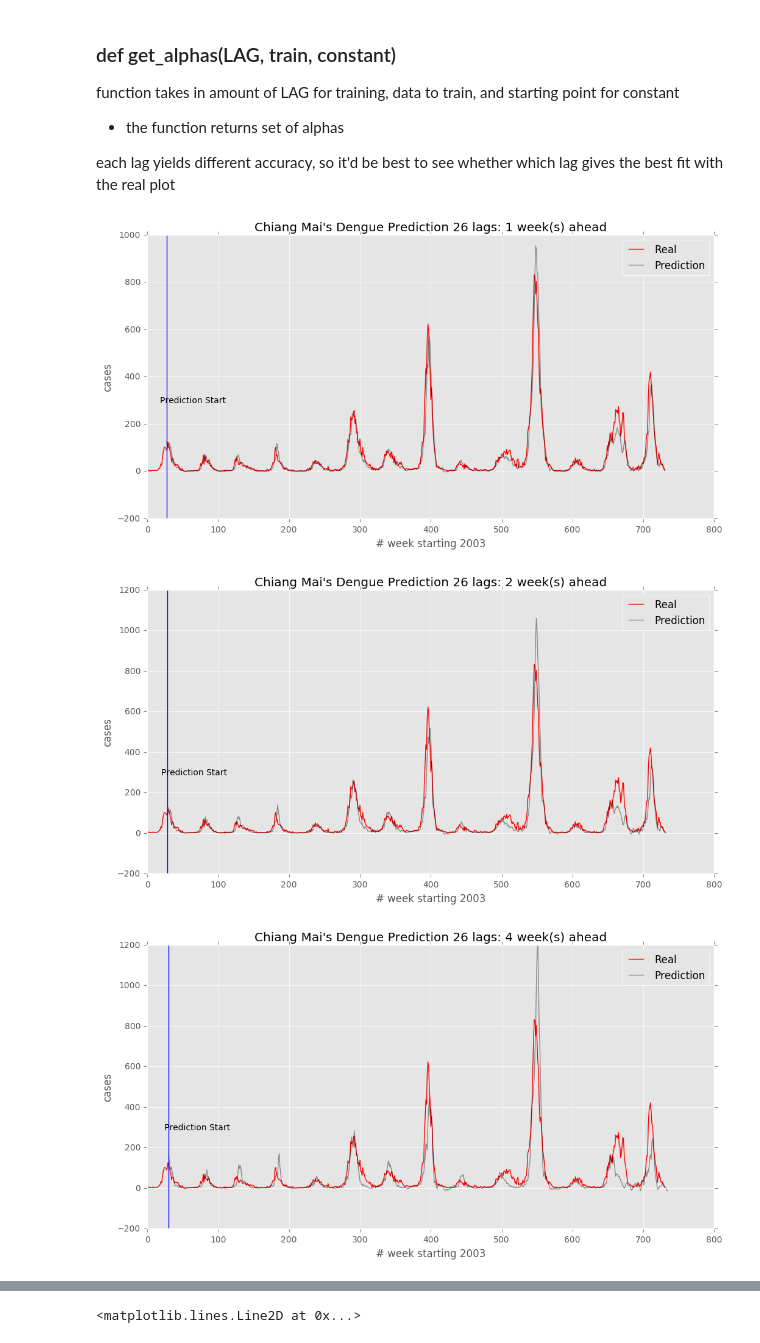
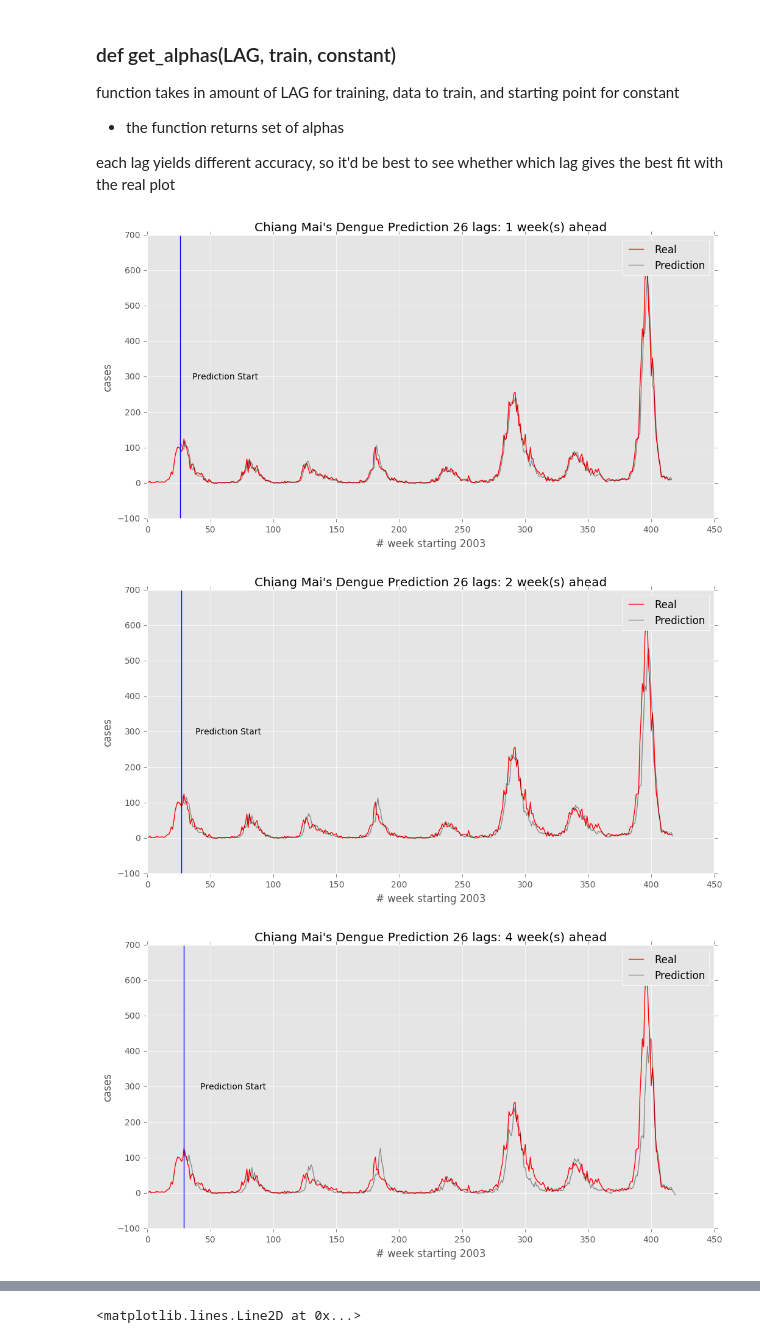
Before and after one commit to johnnycs/dengue-prediction, a Jupyter notebook: Seasonal Unbound Cases Prediction from Prediction.ipynb, the cells around one changed output, grey strips where cells are left out. Drawn from its saved outputs; the diff is of its cells as text; code cells hidden in the pictures.

```diff
--- a/Seasonal Unbound Cases Prediction from Prediction.ipynb
+++ b/Seasonal Unbound Cases Prediction from Prediction.ipynb
@@ -41,7 +41,7 @@ def make_line(start_week,real,predictions,title,x_axis,y_axis,
               real_legend='Real',predict_legend='Prediction'):
     plt.figure(figsize=(12,6))
     plt.plot([i for i in range(len(real))],np.array(real),'-r',label=real_legend)
-    plt.plot([i for i in range(start_week,len(real))],predictions,'-k',label=predict_legend,alpha=0.4)
+    plt.plot([i for i in range(start_week,len(predictions)+start_week)],predictions,'-k',label=predict_legend,alpha=0.4)
     plt.axvline(start_week)
     plt.text((start_week*2)+10,300,'Prediction Start',horizontalalignment='center',verticalalignment='center')
     plt.xlabel(x_axis)
@@ -101,17 +101,17 @@ def get_alphas(LAG,train,constant):
 #             print train[week_no:week_to_predict][0],train[week_no:week_to_predict][-1]
 #             print "len",len(train[week_no:week_to_predict])
             real_case = train[week_no+LAG]
-            predicted_case = guess(w,week_to_predict+1,train[week_no:week_to_predict]) #
+            predicted_case = guess(w,week_to_predict,train[week_no:week_to_predict]) # w, 26 (since we start 0-25)
             sigma_sq = real_case + 1 # assume poisson and avoid division by zero
             ret += ((real_case - predicted_case)**2)/float(sigma_sq)
 #         print ret
         return ret
 
-    seasonality_starters = [0.75,20] # [amplitude,constant,period,phase]
-    arr = np.array([0.]*W_CASE) #  betas
+    seasonality_starters = [0.75,20] # [constant,phase]
+    arr = np.array([0.]*W_CASE) #  27 betas
 #     arr = np.array(pd.read_csv('starter_ws.csv')['starter_ws'][:-1])
-    arr = np.append(arr,seasonality_starters) # 31 betas
-    arr = np.append(arr,constant) # 32 betas
+    arr = np.append(arr,seasonality_starters) # 29 betas
+    arr = np.append(arr,constant) # 30 betas
     w = minimize(cost,arr)
     return w
 
@@ -125,41 +143,37 @@ function takes in amount of LAG for training, data to train, and starting point
 
 each lag yields different accuracy, so it'd be best to see whether which lag gives the best fit with the real plot
 # %%
-# cm_26 = get_alphas(26,cm_dengues_train,-9.26e-01)
-cm_52 = get_alphas(52,cm_dengues_train,-9.26e-01)
-cm_78 = get_alphas(78,cm_dengues_train,-9.26e-01)
+cm_26 = get_alphas(26,cm_dengues_train,-9.26e-01)
+# cm_52 = get_alphas(52,cm_dengues_train,-9.26e-01)
+# cm_78 = get_alphas(78,cm_dengues_train,-9.26e-01)
 # cr_26 = get_alphas(26,cr_dengues_train,100)
 # %%
 def plot_prediction(LAG,real,ws,province,nweek_to_predict=[1,2,4,8,12,52]):
 
-    NWEEKS = LAG
     def n_week_ahead(array_x,weeks_ahead,week_no):
 
         theta = 0
         arr = np.array(array_x)
         for i in range(weeks_ahead):
-            week_to_predict = week_no + NWEEKS + i # starting
+            week_to_predict = week_no + LAG + i # starting
 #             print week_to_predict
             theta = guess(ws,week_to_predict,arr)
             arr = np.append(arr[1:],theta)
         return theta
 
-    for i in nweek_to_predict:
-        N = NWEEKS + (i - 1)
+    for i in nweek_to_predict: # 1,2,4,8,12
         predictions = []
-        for j in range(len(real)-NWEEKS): #for j in range(len(real)-N):
-            initial_arr = real[j:j+NWEEKS]
-            predictions.append(n_week_ahead(initial_arr,i,j))
+        for j in range(len(real)-LAG):
+            initial_arr = real[j:j+LAG]
+#             print "initial_arr",initial_arr
+            predictions.append(n_week_ahead(initial_arr,i,j)) #
 #         return
 
-        real_plus_none = np.array(real)
-        real_plus_none = np.append(real,[None]*i)
-
-        title = "%s's Dengue Prediction %d lags: %d week(s) ahead"%(province,NWEEKS,i)
-        make_line(NWEEKS+i,real_plus_none,predictions,title,"# week starting 2003","cases")
+        title = "%s's Dengue Prediction %d lags: %d week(s) ahead"%(province,LAG,i)
+        make_line(LAG+(i-1),real,predictions,title,"# week starting 2003","cases")
 # %%
-plot_prediction(26,cm_dengues_df.cases,cm_26.x,"Chiang Mai")
+plot_prediction(26,cm_dengues_train,cm_26.x,"Chiang Mai")
 # %% [output]
-[figure, old version]
+[figure, new version]
-[figure, old version]
+[figure, new version]
-[figure, old version]
+[figure, new version]
```
Also changed, not shown: parts of 6 cells of this notebook, 2 other files.
